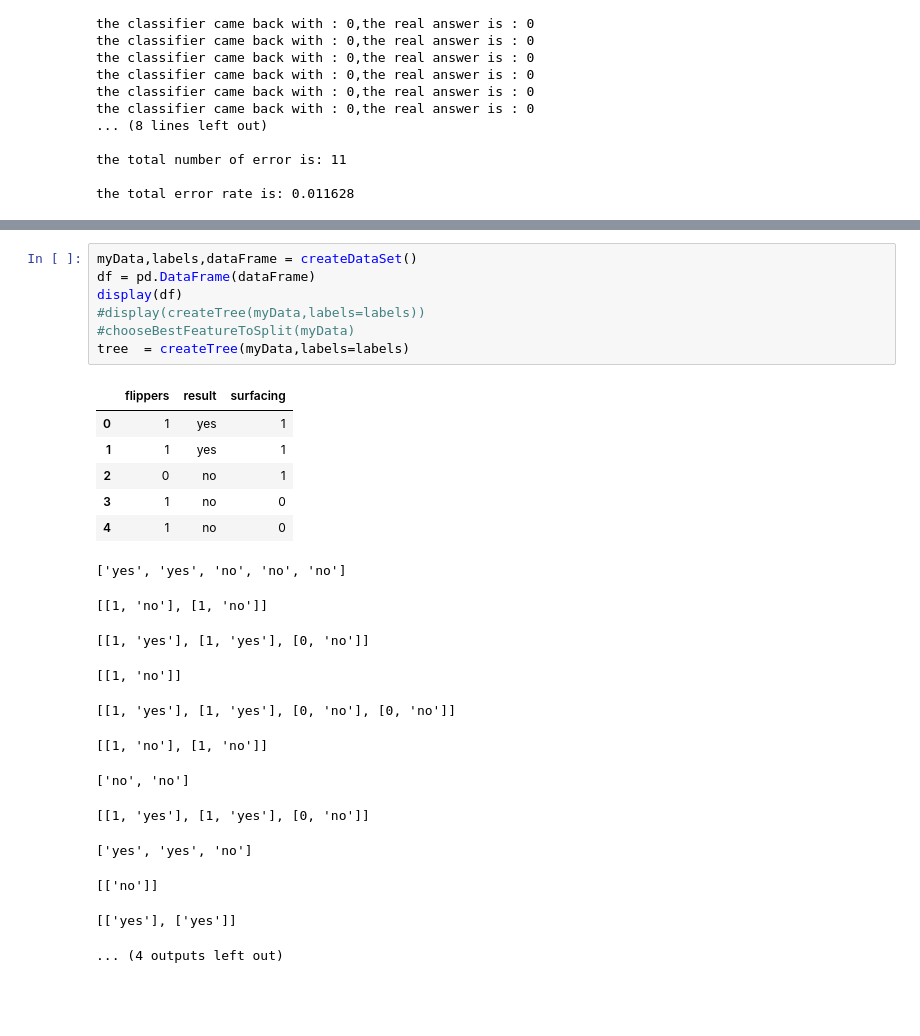
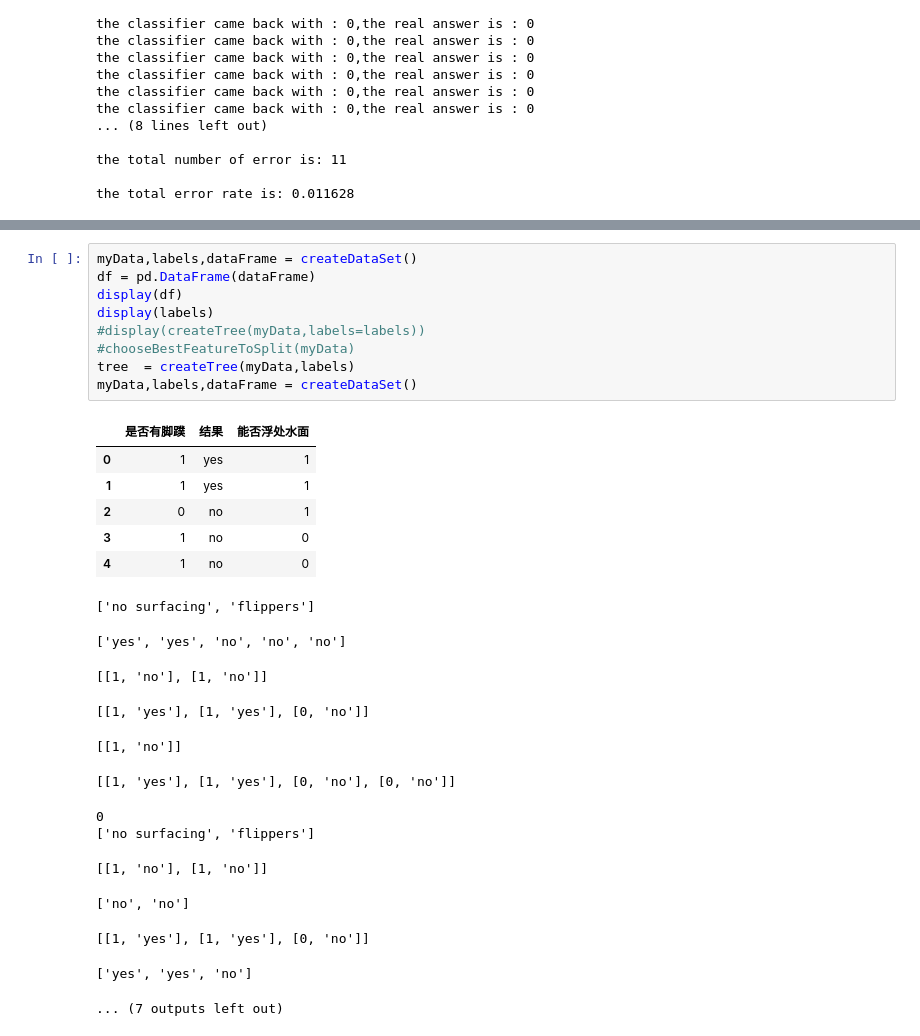
Before and after one commit to xiaohaibuhuai/Y_D, a Jupyter notebook: project/actionML/KNN.ipynb, the cells around one changed output, grey strips where cells are left out. Drawn from its saved outputs; the diff is of its cells as text; blank space fills up the shorter version.

```diff
--- a/project/actionML/KNN.ipynb
+++ b/project/actionML/KNN.ipynb
@@ -632,29 +632,32 @@ def createTree(dataSet,labels):
 # %%
 myData,labels,dataFrame = createDataSet()
 df = pd.DataFrame(dataFrame)
 display(df)
+display(labels)
 #display(createTree(myData,labels=labels))
 #chooseBestFeatureToSplit(myData)
-tree  = createTree(myData,labels=labels)
+tree  = createTree(myData,labels)
+myData,labels,dataFrame = createDataSet()
 # %% [output]
-|  | flippers | result | surfacing |
+|  | 是否有脚蹼 | 结果 | 能否浮处水面 |
 | 0 | 1 | yes | 1 |
 | 1 | 1 | yes | 1 |
 | 2 | 0 | no | 1 |
 | 3 | 1 | no | 0 |
 | 4 | 1 | no | 0 |
-['yes', 'yes', 'no', 'no', 'no']
+['no surfacing', 'flippers']
-[[1, 'no'], [1, 'no']]
+['yes', 'yes', 'no', 'no', 'no']
-[[1, 'yes'], [1, 'yes'], [0, 'no']]
+[[1, 'no'], [1, 'no']]
-[[1, 'no']]
+[[1, 'yes'], [1, 'yes'], [0, 'no']]
-[[1, 'yes'], [1, 'yes'], [0, 'no'], [0, 'no']]
+[[1, 'no']]
-[[1, 'no'], [1, 'no']]
+[[1, 'yes'], [1, 'yes'], [0, 'no'], [0, 'no']]
-['no', 'no']
+0
+['no surfacing', 'flippers']
-[[1, 'yes'], [1, 'yes'], [0, 'no']]
+[[1, 'no'], [1, 'no']]
-['yes', 'yes', 'no']
+['no', 'no']
-[['no']]
+[[1, 'yes'], [1, 'yes'], [0, 'no']]
-[['yes'], ['yes']]
+['yes', 'yes', 'no']
-... (4 outputs left out)
+... (7 outputs left out)
 # %%
 decisionNode = dict(boxstyle="sawtooth",fc="0.8")
 leafNode = dict(boxstyle="round4",fc="0.8")
```
Also changed, not shown: parts of 17 cells of this notebook, 3 other files.
